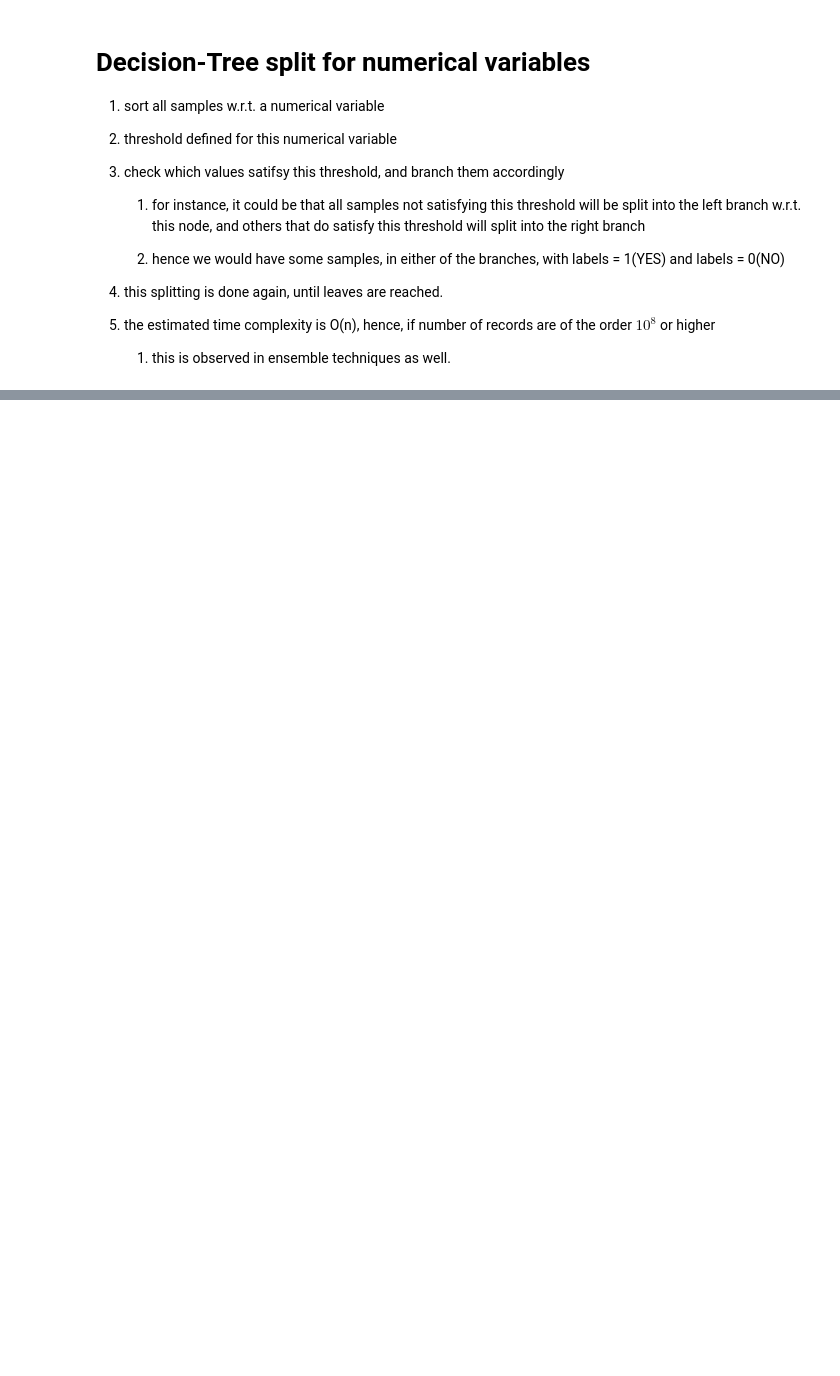
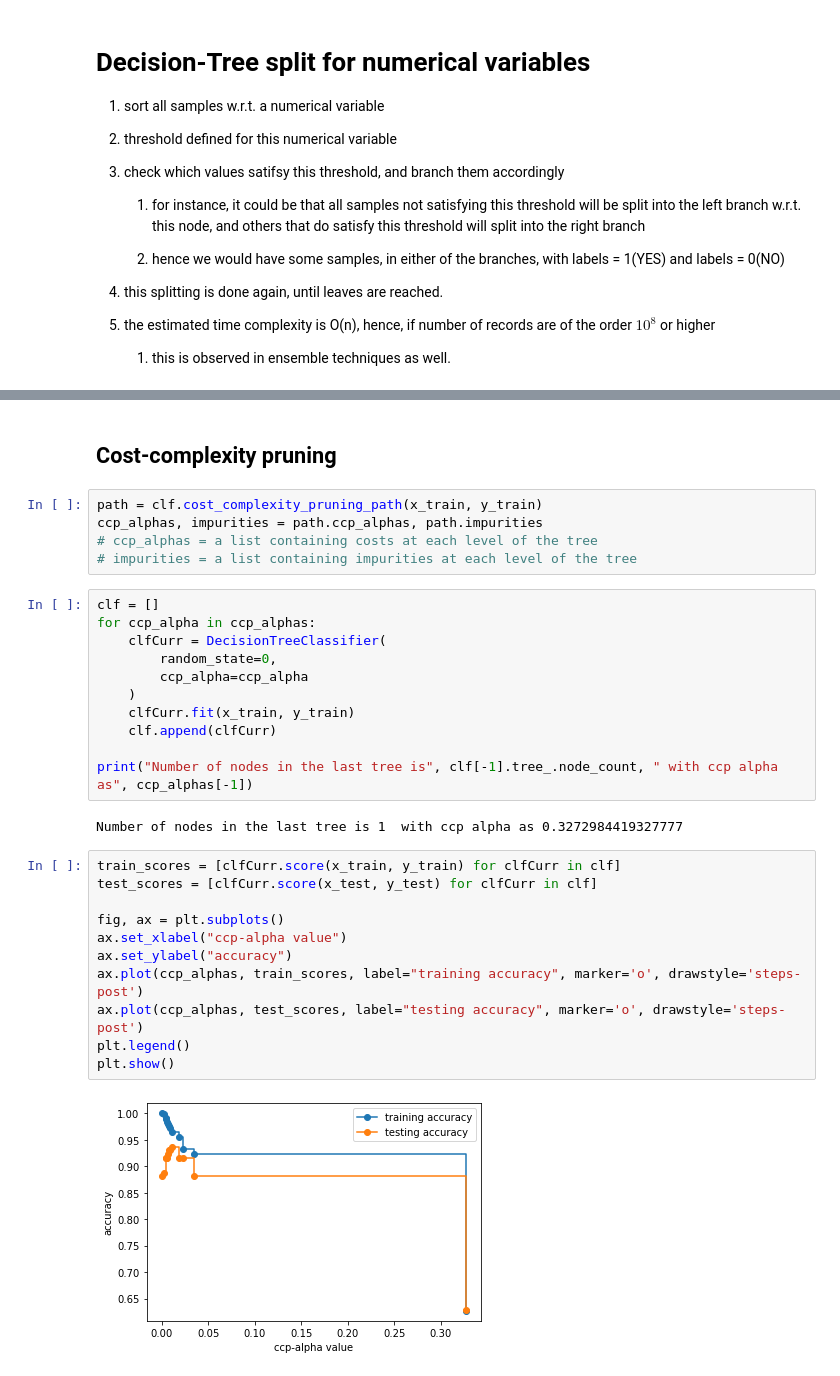
Before and after one commit to akshayDev17/Machine-Learning-Concepts, a Jupyter notebook: src/DecisionTrees.ipynb, the cells around one changed output, grey strips where cells are left out. Cells and saved outputs as stored; diff of their text form; blank space fills up the shorter version.

```diff
--- a/src/DecisionTrees.ipynb
+++ b/src/DecisionTrees.ipynb
@@ -127,0 +228,33 @@
+# %% [markdown]
+## Cost-complexity pruning
+# %%
+path = clf.cost_complexity_pruning_path(x_train, y_train)
+ccp_alphas, impurities = path.ccp_alphas, path.impurities
+# ccp_alphas = a list containing costs at each level of the tree
+# impurities = a list containing impurities at each level of the tree
+# %%
+clf = []
+for ccp_alpha in ccp_alphas:
+    clfCurr = DecisionTreeClassifier(
+        random_state=0,
+        ccp_alpha=ccp_alpha
+    )
+    clfCurr.fit(x_train, y_train)
+    clf.append(clfCurr)
+
+print("Number of nodes in the last tree is", clf[-1].tree_.node_count, " with ccp alpha as", ccp_alphas[-1])
+# %% [output]
+Number of nodes in the last tree is 1  with ccp alpha as 0.3272984419327777
+# %%
+train_scores = [clfCurr.score(x_train, y_train) for clfCurr in clf]
+test_scores = [clfCurr.score(x_test, y_test) for clfCurr in clf]
+
+fig, ax = plt.subplots()
+ax.set_xlabel("ccp-alpha value")
+ax.set_ylabel("accuracy")
+ax.plot(ccp_alphas, train_scores, label="training accuracy", marker='o', drawstyle='steps-post')
+ax.plot(ccp_alphas, test_scores, label="testing accuracy", marker='o', drawstyle='steps-post')
+plt.legend()
+plt.show()
+# %% [output]
+[figure, added]
```
Also changed, not shown: parts of 24 cells of this notebook, 6 other files.
